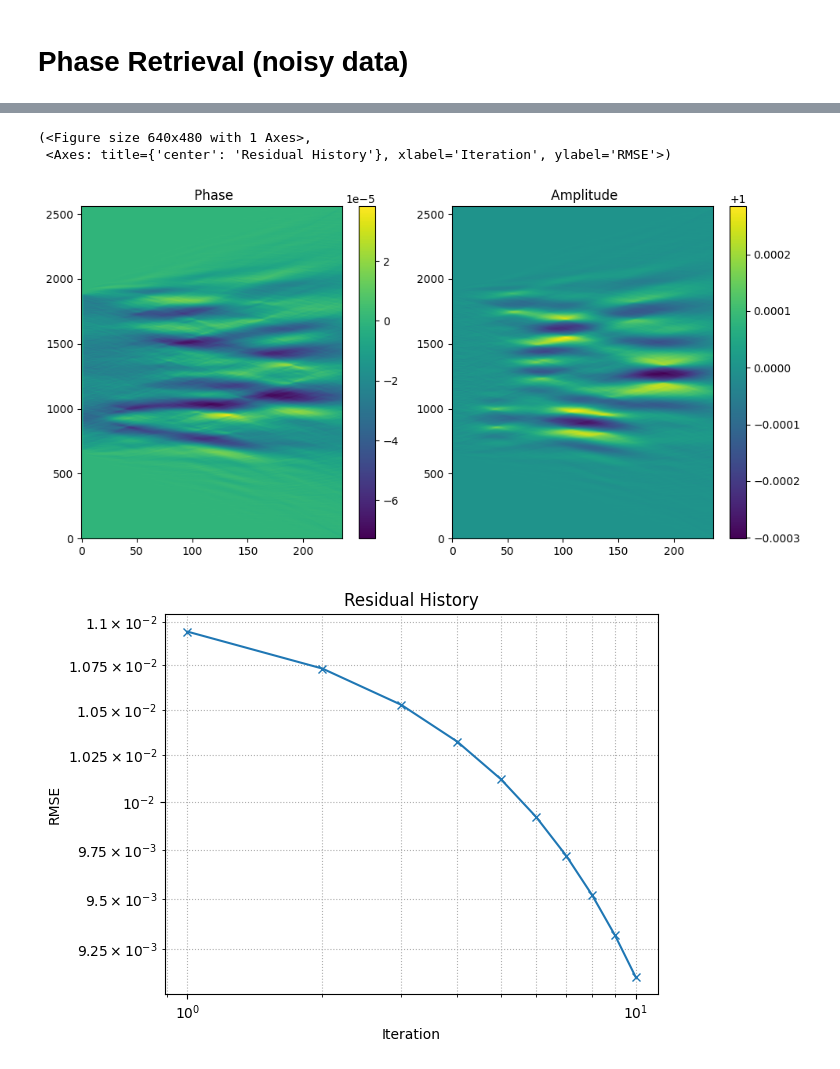
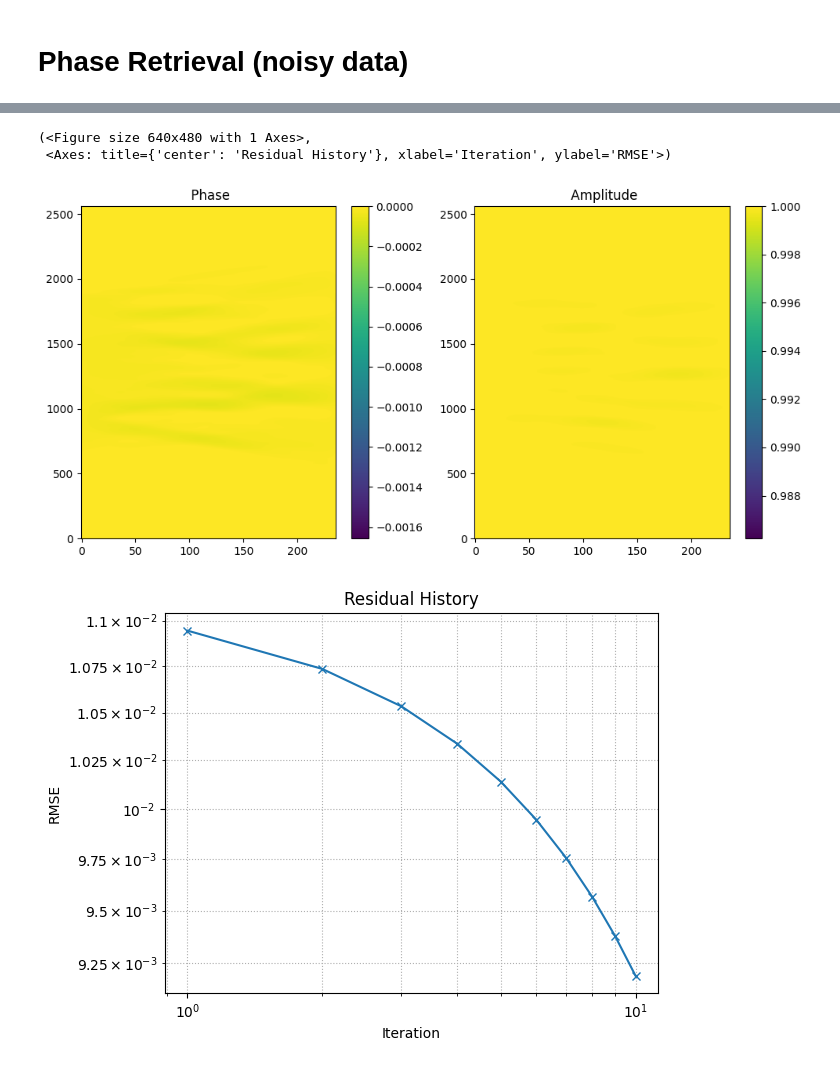
Before and after one commit to bryceshirley/thick_ptycho, a Jupyter notebook: notebooks/2D_examples/1b_ms_pwe_comparison_nonsimple_object copy.ipynb, the cells around one changed output, grey strips where cells are left out. Saved outputs shown, nothing was run; the diff lists cells and outputs as text; code cells hidden in the pictures.

```diff
--- a/notebooks/2D_examples/1b_ms_pwe_comparison_nonsimple_object copy.ipynb
+++ b/notebooks/2D_examples/1b_ms_pwe_comparison_nonsimple_object copy.ipynb
@@ -475,10 +452,12 @@ Reconstruction time: 1.35 seconds
 # %%
 recon_pwe = ReconstructorPWE(simulation_space, data, phase_retrieval=True, verbose=True)
 time_start = time.time()
-n_est_pwe, recon_u_pwe, residual_pwe = recon_pwe.reconstruct(max_iters=10)
+n_est_pwe, recon_u_pwe, residual_pwe = recon_pwe.reconstruct(max_iters=10,lambda_amp=0.5, sigma_phase=0.05)
 time_end = time.time()
 print(f"Reconstruction time: {time_end - time_start:.2f} seconds")
-simulation_space.viewer.plot_two_panels(n_est_pwe,view="phase_amp")
+colorbar_limits_left = (np.min(np.angle(ptycho_object.n_true)), np.max(np.angle(ptycho_object.n_true)))
+colorbar_limits_right = (np.min(np.abs(ptycho_object.n_true)), np.max(np.abs(ptycho_object.n_true)))
+simulation_space.viewer.plot_two_panels(n_est_pwe,view="phase_amp",colorbar_limits_left=colorbar_limits_left,colorbar_limits_right=colorbar_limits_right)
 simulation_space.viewer.plot_residual(residual_pwe)
 # %% [output]
 Initializing Least Squares Solver...
@@ -501,4 +480,4 @@ Reconstruction time: 136.79 seconds
 (<Figure size 640x480 with 1 Axes>,
  <Axes: title={'center': 'Residual History'}, xlabel='Iteration', ylabel='RMSE'>)
-[figure, old version]
+[figure, new version]
-[figure, old version]
+[figure, new version]
```
Also changed, not shown: parts of 17 cells of this notebook, 13 other files.
